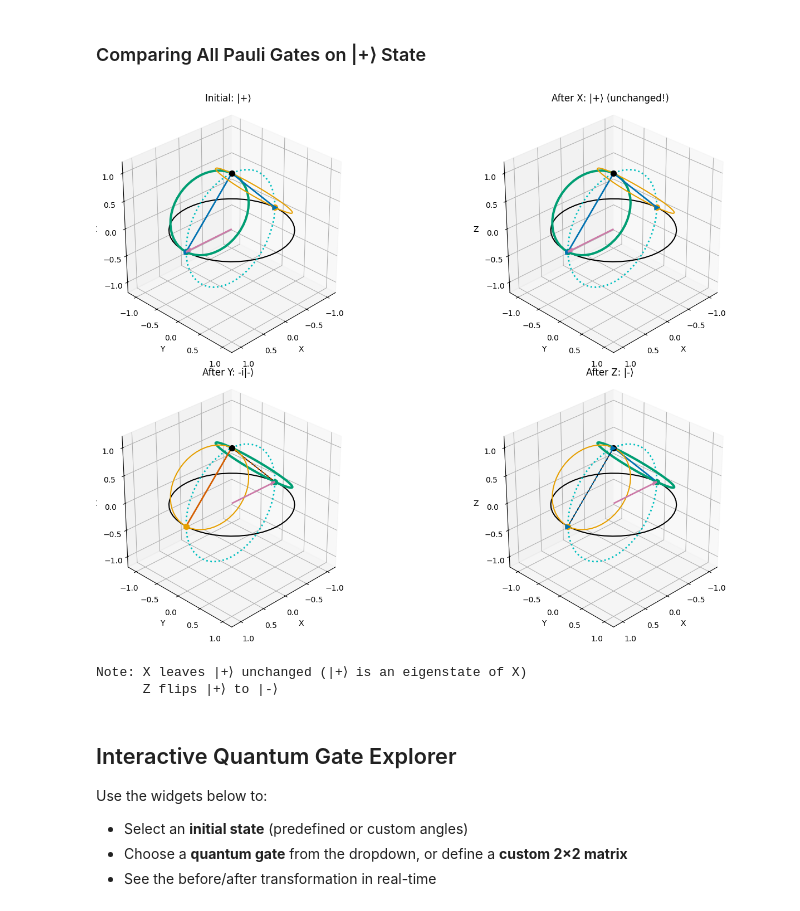
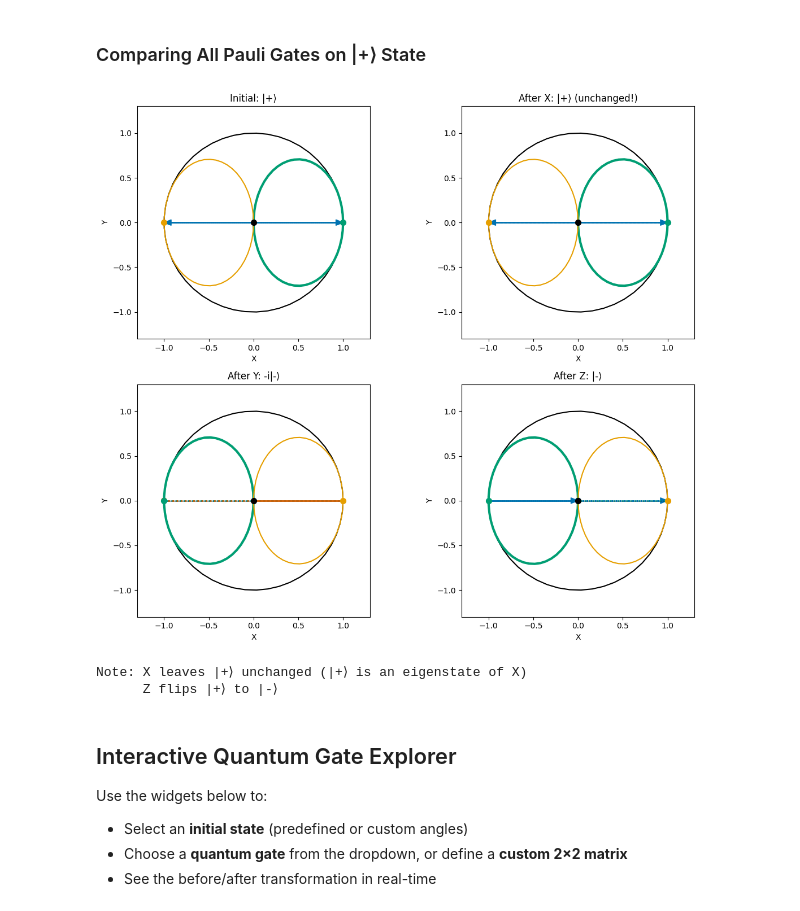
Before and after one commit to al-rigazzi/spinor_viz, a Jupyter notebook: notebooks/04_quantum_gates.ipynb, the cells around one changed output. Drawn from its saved outputs; the diff is of its cells as text; code cells hidden in the pictures.

```diff
--- a/notebooks/04_quantum_gates.ipynb
+++ b/notebooks/04_quantum_gates.ipynb
@@ -215,39 +209,35 @@ Expected |+⟩: [0.7071, 0.7071]
 # %%
 # Start with |+⟩ state and show effect of X, Y, Z
 plus_state = Spinor(np.array([1, 1], dtype=complex) / np.sqrt(2))
 
-fig = plt.figure(figsize=(16, 10))
+fig, axes = plt.subplots(2, 2, figsize=(12, 10))
 
 # Original state
-ax0 = fig.add_subplot(2, 2, 1, projection='3d')
-plot_spinor_3d(plus_state, ax=ax0)
-ax0.set_title('Initial: |+⟩', fontsize=12)
+plot_spinor_2d(plus_state, ax=axes[0, 0])
+axes[0, 0].set_title('Initial: |+⟩', fontsize=12)
 
 # X gate
-ax1 = fig.add_subplot(2, 2, 2, projection='3d')
 x_result = Spinor(pauli_x() @ plus_state.components)
-plot_spinor_3d(x_result, ax=ax1)
-ax1.set_title('After X: |+⟩ (unchanged!)', fontsize=12)
+plot_spinor_2d(x_result, ax=axes[0, 1])
+axes[0, 1].set_title('After X: |+⟩ (unchanged!)', fontsize=12)
 
 # Y gate
-ax2 = fig.add_subplot(2, 2, 3, projection='3d')
 y_result = Spinor(pauli_y() @ plus_state.components)
-plot_spinor_3d(y_result, ax=ax2)
-ax2.set_title('After Y: -i|-⟩', fontsize=12)
+plot_spinor_2d(y_result, ax=axes[1, 0])
+axes[1, 0].set_title('After Y: -i|-⟩', fontsize=12)
 
 # Z gate
-ax3 = fig.add_subplot(2, 2, 4, projection='3d')
 z_result = Spinor(pauli_z() @ plus_state.components)
-plot_spinor_3d(z_result, ax=ax3)
-ax3.set_title('After Z: |-⟩', fontsize=12)
+plot_spinor_2d(z_result, ax=axes[1, 1])
+axes[1, 1].set_title('After Z: |-⟩', fontsize=12)
 
 plt.tight_layout()
 plt.show()
 
 print("Note: X leaves |+⟩ unchanged (|+⟩ is an eigenstate of X)")
 print("      Z flips |+⟩ to |-⟩")
 # %% [output]
-[figure, old version]
+[figure, new version]
 Note: X leaves |+⟩ unchanged (|+⟩ is an eigenstate of X)
       Z flips |+⟩ to |-⟩
 # %% [markdown]
```
Also changed, not shown: parts of 7 cells of this notebook.
